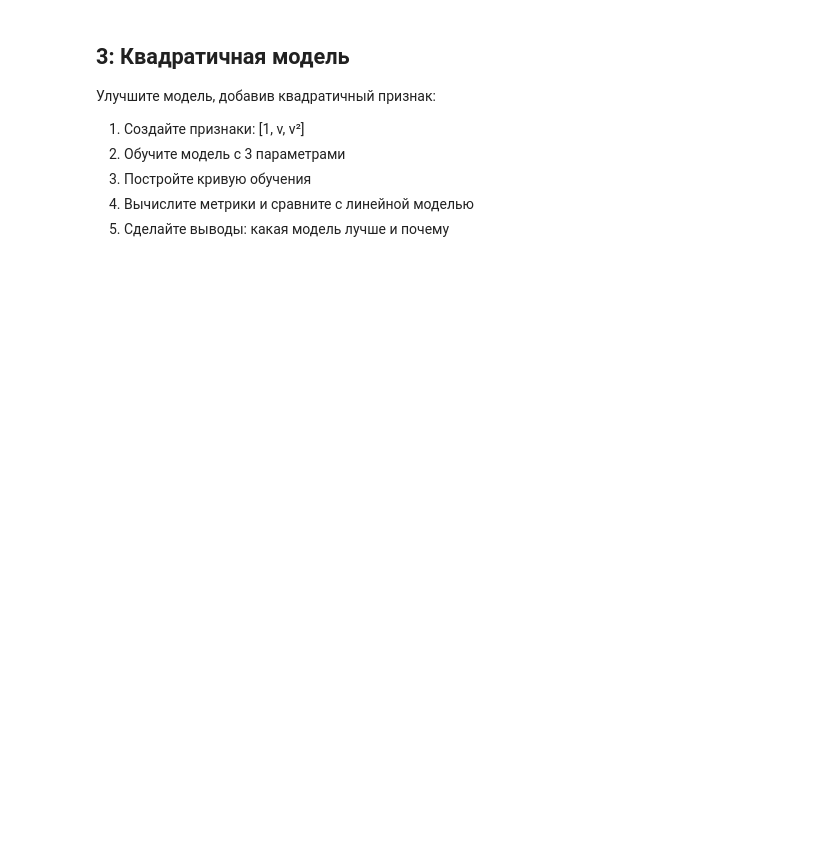
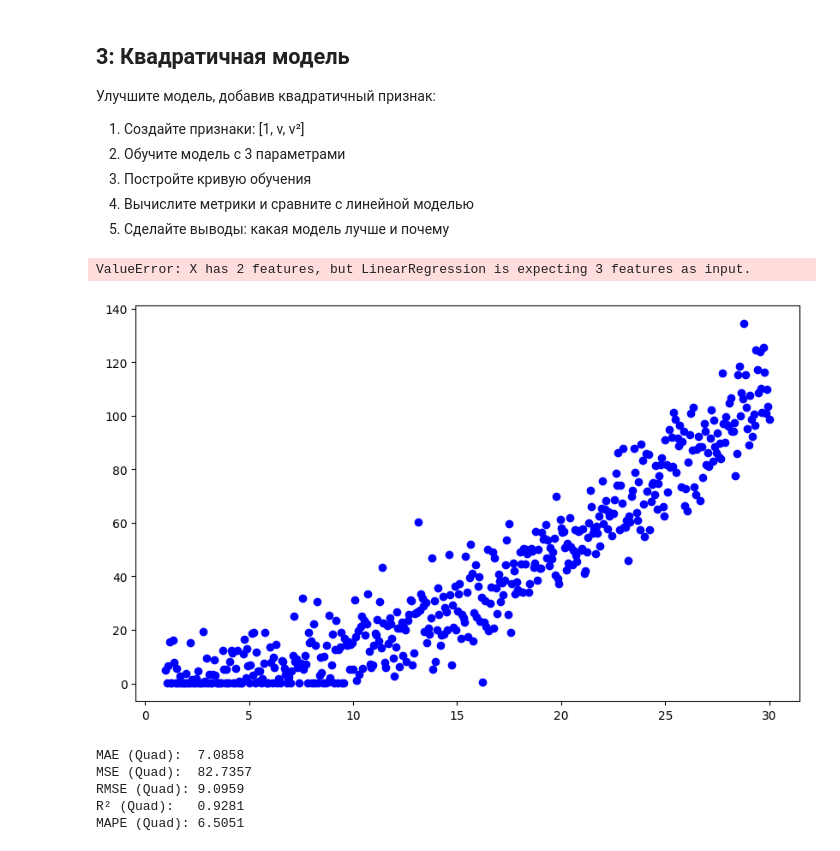
Before and after one commit to NikitaR041/Programming-at-SUSU, a Jupyter notebook: MachineLearning/Laboratories/lab2/main1.ipynb, the cells around one changed output. Drawn from its saved outputs; the diff is of its cells as text; code cells hidden in the pictures; blank space fills up the shorter version.

```diff
--- a/MachineLearning/Laboratories/lab2/main1.ipynb
+++ b/MachineLearning/Laboratories/lab2/main1.ipynb
@@ -210,14 +219,22 @@ for eta, (theta, loss) in results.items():
 - MSE, MAE, MAPE, R²
 - Используйте функции из sklearn.metrics
 # %%
-from sklearn.metrics import accuracy_score,mean_absolute_error, mean_absolute_percentage_error, mean_squared_error, r2_score
+from sklearn.metrics import mean_absolute_error, mean_absolute_percentage_error, mean_squared_error, r2_score
+from sklearn.linear_model import LinearRegression
+
+v = v.reshape(-1, 1) #Создаем двумерный массив
+model = LinearRegression()
+model.fit(v, s)
+
+# Получаем предсказания
+y_pred = model.predict(v)
 
 # Вычисляем все метрики:
-r2 = r2_score(X, s)                    # R² - коэффициент детерминации
-mae = mean_absolute_error(X, s)        # MAE - средняя абсолютная ошибка
-mse = mean_squared_error(X, s)         # MSE - средняя квадратичная ошибка
+r2 = r2_score(s, y_pred)                    # R² - коэффициент детерминации
+mae = mean_absolute_error(s, y_pred)        # MAE - средняя абсолютная ошибка
+mse = mean_squared_error(s, y_pred)         # MSE - средняя квадратичная ошибка
 rmse = np.sqrt(mse)                              # RMSE - корень из MSE
-mape = mean_absolute_percentage_error(X, s)
+mape = mean_absolute_percentage_error(s, y_pred)
 
 print(f"MAE: {mae:.4f}")
 print(f"MSE: {mse:.4f}")
@@ -234,3 +255,50 @@ ValueError: y_true and y_pred have different number of output (2!=1)
 3. Постройте кривую обучения
 4. Вычислите метрики и сравните с линейной моделью
 5. Сделайте выводы: какая модель лучше и почему
+# %%
+#Создание признаков
+v2 = v**2
+duo_X = np.column_stack([np.ones(len(v)), v, v2])
+
+model = LinearRegression()
+model.fit(duo_X, s)
+# Предсказания
+y_pred_quad = model.predict(duo_X)
+
+plt.figure(figsize=(10,6))
+plt.scatter(v, s, color='blue', label='Исходные данные')
+
+# Для красивой линии — сортируем точки по v
+v_range = np.linspace(v.min(), v.max(), 200).reshape(-1, 1)
+v2_range = v_range ** 2
+X_range_quad = np.hstack([v_range, v2_range])
+y_range_pred = model.predict(X_range_quad)
+
+plt.plot(v_range, y_range_pred, color='red', label='Квадратичная модель')
+plt.xlabel('Скорость, м/с')
+plt.ylabel('Тормозной путь, м')
+plt.legend()
+plt.title('Квадратичная регрессия')
+plt.grid(True, alpha = 0.3)
+plt.show()
+# %% [output]
+ValueError: X has 2 features, but LinearRegression is expecting 3 features as input.
+[figure, added]
+# %%
+mse_quad = mean_squared_error(s, y_pred_quad)
+mae_quad = mean_absolute_error(s, y_pred_quad)
+mape_quad = mean_absolute_percentage_error(s, y_pred_quad)
+r2_quad = r2_score(s, y_pred_quad)
+rmse_quad = np.sqrt(mse_quad)
+
+print(f"MAE (Quad):  {mae_quad:.4f}")
+print(f"MSE (Quad):  {mse_quad:.4f}")
+print(f"RMSE (Quad): {rmse_quad:.4f}")
+print(f"R² (Quad):   {r2_quad:.4f}")
+print(f"MAPE (Quad): {mape_quad:.4f}")
+# %% [output]
+MAE (Quad):  7.0858
+MSE (Quad):  82.7357
+RMSE (Quad): 9.0959
+R² (Quad):   0.9281
+MAPE (Quad): 6.5051
```
Also changed, not shown: parts of 5 cells of this notebook, 2 other files.
